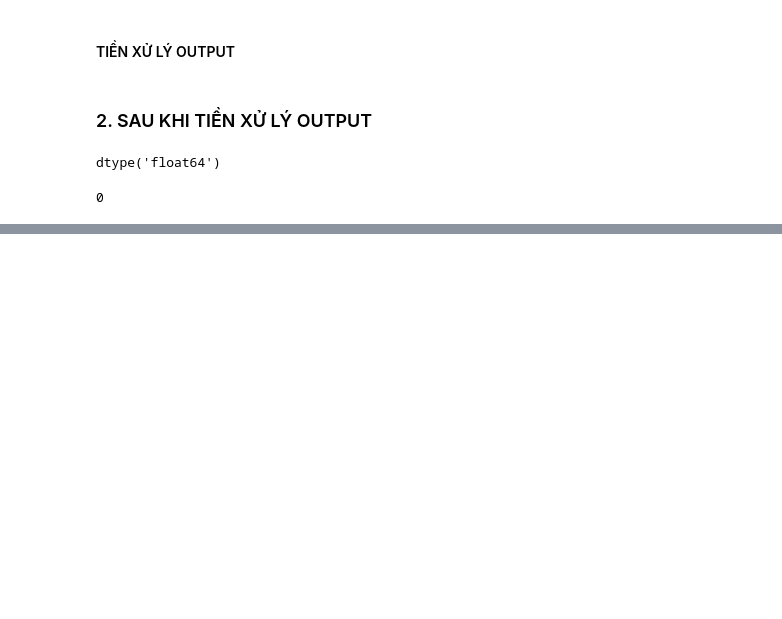
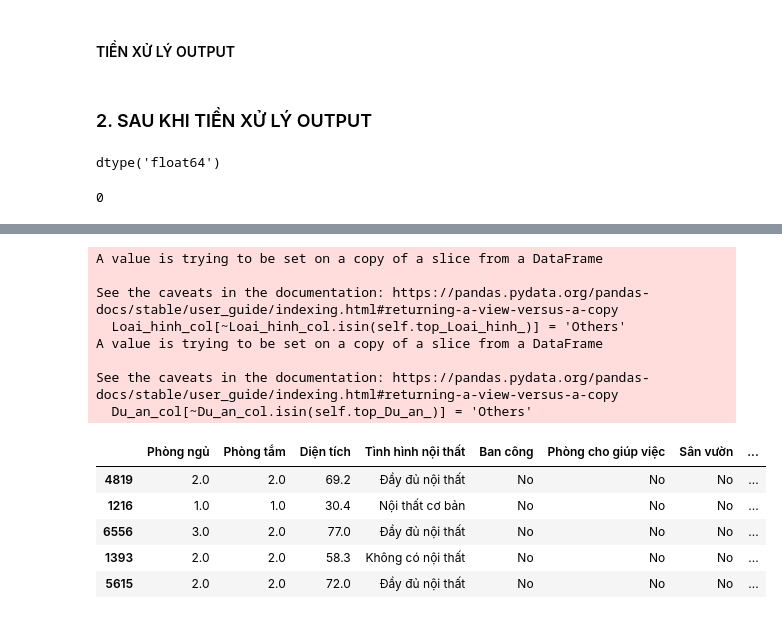
Before and after one commit to pdthuc/Project-House_Price_Prediction, a Jupyter notebook: Data/TienXuLy.ipynb, the cells around one changed output, grey strips where cells are left out. Drawn from its saved outputs; the diff is of its cells as text; code cells hidden in the pictures; blank space fills up the shorter version.

```diff
--- a/Data/TienXuLy.ipynb
+++ b/Data/TienXuLy.ipynb
@@ -150,0 +162,3 @@ X_df = all_houses_df.drop("Giá bán", axis=1)
+# %%
+dropped_cols = []
+num_cols = ['Phòng ngủ', 'Phòng tắm', 'Số tầng']
@@ -150,0 +185,12 @@ X_df = all_houses_df.drop("Giá bán", axis=1)
+# %%
+# Các cột không phải dạng số
+
+cat_cols = list(set(train_X_df.columns) - set(num_cols))
+df = train_X_df[cat_cols]
+def missing_ratio(df):
+    return (df.isna().mean() * 100).round(1)
+def num_values(df):
+    return df.nunique()
+def value_ratios(c):
+    return dict((c.value_counts(normalize=True) * 100).round(1))
+df.agg([missing_ratio, num_values, value_ratios])
@@ -150,0 +202,8 @@ X_df = all_houses_df.drop("Giá bán", axis=1)
+# %%
+# liệt kê các tập có độ missing values >= 50%
+
+for i in range(0, df.shape[1]):
+    if df.agg(missing_ratio)[i] >= 50:
+#         print(df.columns.values[i], df.agg(missing_ratio)[i])
+        dropped_cols.append(df.columns.values[i])
+len(dropped_cols)
@@ -150,0 +294,11 @@ X_df = all_houses_df.drop("Giá bán", axis=1)
+# %%
+# TEST FIT METHOD
+col_adderdropper = ColAdderDropper(num_top_Loai_hinh=4, num_top_Du_an=4)
+col_adderdropper.fit(train_X_df)
+print(col_adderdropper.Loai_hinh_counts_)
+print()
+print(col_adderdropper.Du_an_counts_)
+print()
+print(col_adderdropper.top_Loai_hinh_)
+print()
+print(col_adderdropper.top_Du_an_)
@@ -150,0 +323,18 @@ X_df = all_houses_df.drop("Giá bán", axis=1)
+# %%
+after_train_transform_df = col_adderdropper.transform(train_X_df)
+after_train_transform_df.head()
+# %% [output]
+A value is trying to be set on a copy of a slice from a DataFrame
+
+See the caveats in the documentation: https://pandas.pydata.org/pandas-docs/stable/user_guide/indexing.html#returning-a-view-versus-a-copy
+  Loai_hinh_col[~Loai_hinh_col.isin(self.top_Loai_hinh_)] = 'Others'
+A value is trying to be set on a copy of a slice from a DataFrame
+
+See the caveats in the documentation: https://pandas.pydata.org/pandas-docs/stable/user_guide/indexing.html#returning-a-view-versus-a-copy
+  Du_an_col[~Du_an_col.isin(self.top_Du_an_)] = 'Others'
+|  | Phòng ngủ | Phòng tắm | Diện tích | Tình hình nội thất | Ban công | Phòng cho giúp việc | Sân vườn | ... |
+| 4819 | 2.0 | 2.0 | 69.2 | Đầy đủ nội thất | No | No | No | ... |
+| 1216 | 1.0 | 1.0 | 30.4 | Nội thất cơ bản | No | No | No | ... |
+| 6556 | 3.0 | 2.0 | 77.0 | Đầy đủ nội thất | No | No | No | ... |
+| 1393 | 2.0 | 2.0 | 58.3 | Không có nội thất | No | No | No | ... |
+| 5615 | 2.0 | 2.0 | 72.0 | Đầy đủ nội thất | No | No | No | ... |
```
Also changed, not shown: parts of 35 cells of this notebook.
